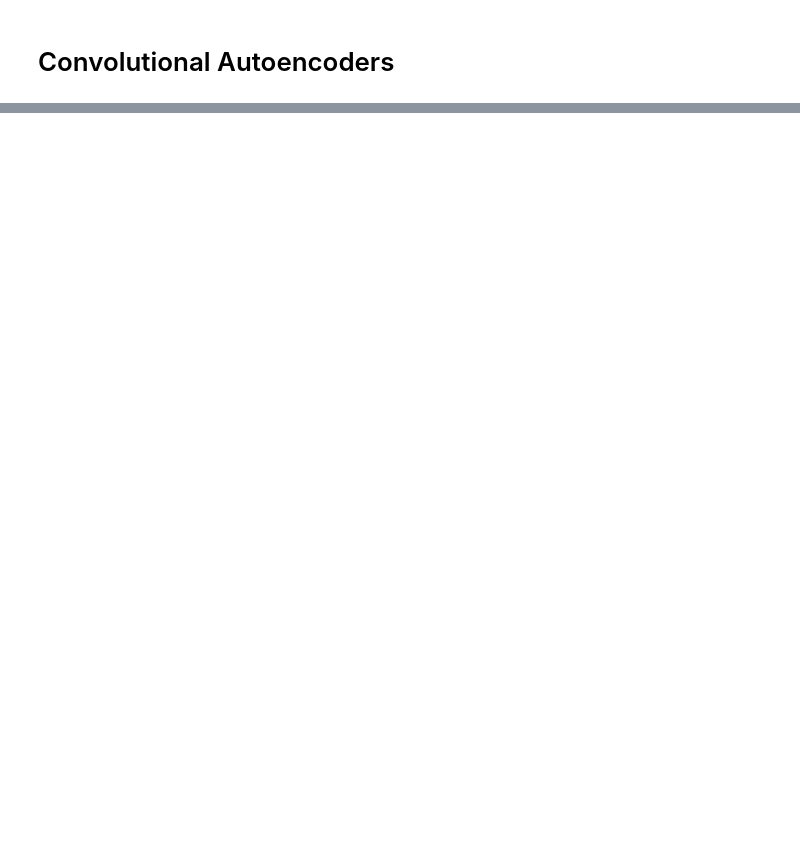
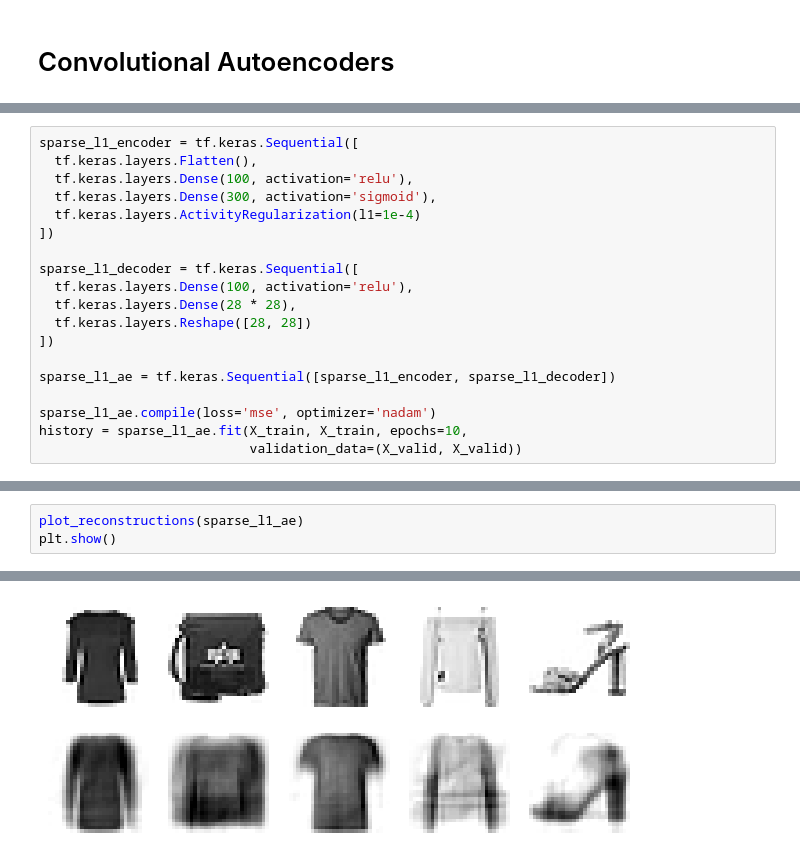
Before and after one commit to databyhuseyn/DeepLearning, a Jupyter notebook: autoencoders_gans_and_diffusion_models.ipynb, the cells around one changed output, grey strips where cells are left out. Cells and saved outputs as stored; diff of their text form; blank space fills up the shorter version.

```diff
--- a/autoencoders_gans_and_diffusion_models.ipynb
+++ b/autoencoders_gans_and_diffusion_models.ipynb
@@ -362,0 +463,19 @@ plt.show()
+# %%
+sparse_l1_encoder = tf.keras.Sequential([
+  tf.keras.layers.Flatten(),
+  tf.keras.layers.Dense(100, activation='relu'),
+  tf.keras.layers.Dense(300, activation='sigmoid'),
+  tf.keras.layers.ActivityRegularization(l1=1e-4)
+])
+
+sparse_l1_decoder = tf.keras.Sequential([
+  tf.keras.layers.Dense(100, activation='relu'),
+  tf.keras.layers.Dense(28 * 28),
+  tf.keras.layers.Reshape([28, 28])
+])
+
+sparse_l1_ae = tf.keras.Sequential([sparse_l1_encoder, sparse_l1_decoder])
+
+sparse_l1_ae.compile(loss='mse', optimizer='nadam')
+history = sparse_l1_ae.fit(X_train, X_train, epochs=10,
+                           validation_data=(X_valid, X_valid))
@@ -362,0 +503,4 @@ plt.show()
+# %%
+plot_reconstructions(sparse_l1_ae)
+plt.show()
+# %% [output]
@@ -362,0 +508 @@ plt.show()
+[figure, added]
```
Also changed, not shown: parts of 40 cells of this notebook.
